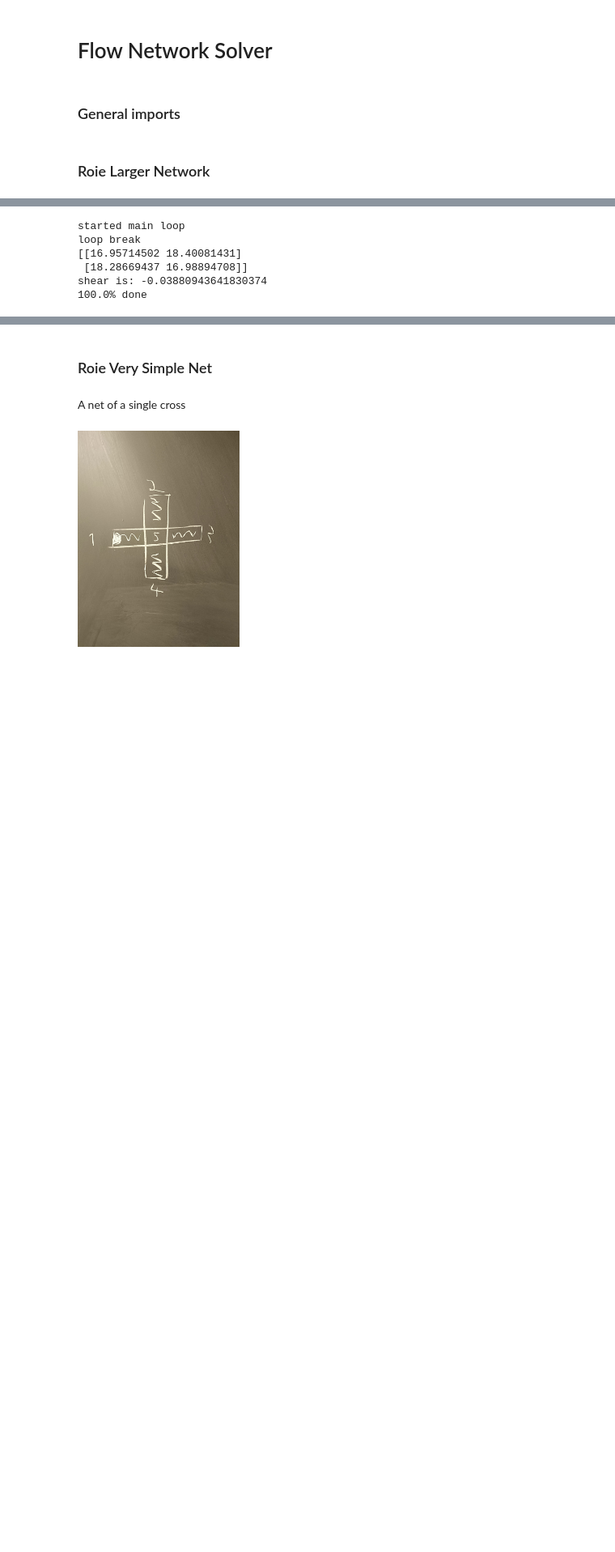
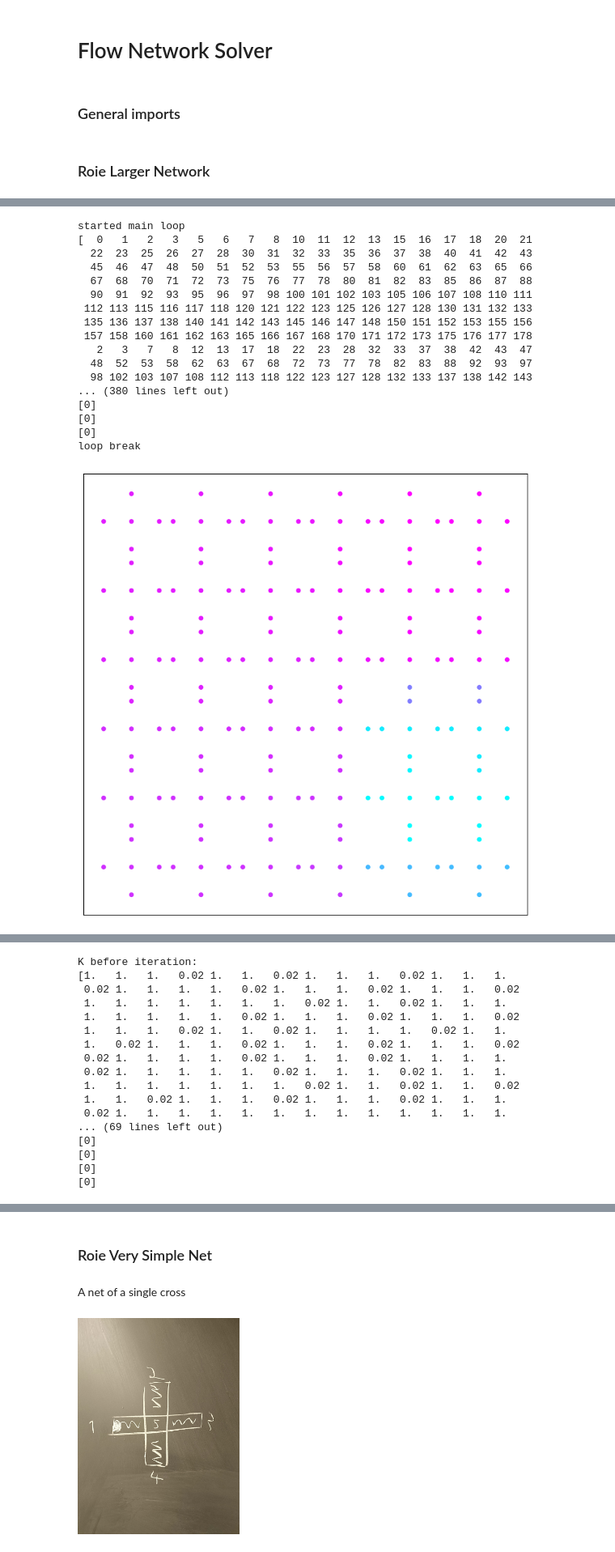
Before and after one commit to RoieEzraty/Network, a Jupyter notebook: Flow Network Simulation.ipynb, the cells around one changed output, grey strips where cells are left out. Shown: that part at 81% size. Saved outputs shown, nothing was run; the diff lists cells and outputs as text; code cells hidden in the pictures; blank space fills up the shorter version.

```diff
--- a/Flow Network Simulation.ipynb
+++ b/Flow Network Simulation.ipynb
@@ -262,11 +360,11 @@ for i, p in enumerate(input_p):
     Strctr.Setup_constraints(Variabs)
 
     # Initiate K matrix again, not mandatory, better not doing it actually
-    State.initiateK(Variabs, Strctr)
+    State.initiateK(Variabs, Strctr, noise='no')
 
     # Loop - Pose constraints, build constraints matrix, solve flow and update conductivities until convergence,
     #        change constraints and repeat
-    State.flow_iterate(Variabs, Strctr, NET, 'w marbles', 'no')
+    State.flow_iterate(Variabs, Strctr, NET, 'w marbles', plot='last', savefig='yes')
 
     MSE_arr[:, i] = State.MSE
     Hamming_arr[:, i] = State.Hamming
@@ -277,45 +375,46 @@ for i, p in enumerate(input_p):
     State.flow_iterate(Variabs, Strctr, NET, 'allostery test', 'no')
     print(State.u_final)
 
 #     Variabs.iterations = 1
 #     State.flow_iterate(Variabs, Strctr, NET, 'w marbles', 'yes')
 #     State.flow_iterate(Variabs, Strctr, NET, 'allostery test', 'yes')
 #     print(State.u_final)
 
 #     Variabs.iterations = 2
 #     State.flow_iterate(Variabs, Strctr, NET, 'w marbles', 'yes')
 #     State.flow_iterate(Variabs, Strctr, NET, 'allostery test', 'yes')
 #     print(State.u_final)
 
 #     Variabs.iterations = 3
 #     State.flow_iterate(Variabs, Strctr, NET, 'w marbles', 'no')
 #     State.flow_iterate(Variabs, Strctr, NET, 'allostery test', 'last')
 #     print(State.u_final)
 
 #     Variabs.iterations = iterations
 
     u_allostery_arr[:,:, i] = State.u_final
     shear_vec[i] = Statistics.shear_type(State.u_final)
     print('shear is: ' + str(shear_vec[i]))
 
     print(str((i+1)*100/len(input_p)) + '% done')
 
-#     print(State.u_final-np.mean(np.mean(State.u_final), axis=0))
-#     print(State.u_final)
-#     eigval, eigvec = la.eig(State.u_final)
-# #     print(eigval)
-# #     print(eigvec)
-#     theta_vec[i] = np.abs(np.arctan(eigvec[0,1]/eigvec[0,0])*180/np.pi)
-# #     plt.quiver(*origin, eigvec[:,0], eigvec[:,1], color=['r','b','g'])
-# #     plt.show()
-
-    # print(State.u_final-np.mean(State.u_final, axis=0))
-
 convergence_time_vec[np.isnan(convergence_time_vec)] = Variabs.iterations
 # %% [output]
 started main loop
+[  0   1   2   3   5   6   7   8  10  11  12  13  15  16  17  18  20  21
+  22  23  25  26  27  28  30  31  32  33  35  36  37  38  40  41  42  43
+  45  46  47  48  50  51  52  53  55  56  57  58  60  61  62  63  65  66
+  67  68  70  71  72  73  75  76  77  78  80  81  82  83  85  86  87  88
+  90  91  92  93  95  96  97  98 100 101 102 103 105 106 107 108 110 111
+ 112 113 115 116 117 118 120 121 122 123 125 126 127 128 130 131 132 133
+ 135 136 137 138 140 141 142 143 145 146 147 148 150 151 152 153 155 156
+ 157 158 160 161 162 163 165 166 167 168 170 171 172 173 175 176 177 178
+   2   3   7   8  12  13  17  18  22  23  28  32  33  37  38  42  43  47
+  48  52  53  58  62  63  67  68  72  73  77  78  82  83  88  92  93  97
+  98 102 103 107 108 112 113 118 122 123 127 128 132 133 137 138 142 143
+... (380 lines left out)
+[0]
+[0]
+[0]
 loop break
-[[16.95714502 18.40081431]
- [18.28669437 16.98894708]]
-shear is: -0.03880943641830374
-100.0% done
+[figure, added]
@@ -321,0 +422,17 @@ shear is: -0.03880943641830374
+K before iteration:
+[1.   1.   1.   0.02 1.   1.   0.02 1.   1.   1.   0.02 1.   1.   1.
+ 0.02 1.   1.   1.   1.   0.02 1.   1.   1.   0.02 1.   1.   1.   0.02
+ 1.   1.   1.   1.   1.   1.   1.   0.02 1.   1.   0.02 1.   1.   1.
+ 1.   1.   1.   1.   1.   0.02 1.   1.   1.   0.02 1.   1.   1.   0.02
+ 1.   1.   1.   0.02 1.   1.   0.02 1.   1.   1.   1.   0.02 1.   1.
+ 1.   0.02 1.   1.   1.   0.02 1.   1.   1.   0.02 1.   1.   1.   0.02
+ 0.02 1.   1.   1.   1.   0.02 1.   1.   1.   0.02 1.   1.   1.   1.
+ 0.02 1.   1.   1.   1.   1.   0.02 1.   1.   1.   0.02 1.   1.   1.
+ 1.   1.   1.   1.   1.   1.   1.   0.02 1.   1.   0.02 1.   1.   0.02
+ 1.   1.   0.02 1.   1.   1.   0.02 1.   1.   1.   0.02 1.   1.   1.
+ 0.02 1.   1.   1.   1.   1.   1.   1.   1.   1.   1.   1.   1.   1.
+... (69 lines left out)
+[0]
+[0]
+[0]
+[0]
```
Also changed, not shown: parts of 24 cells of this notebook, 3 other files.
